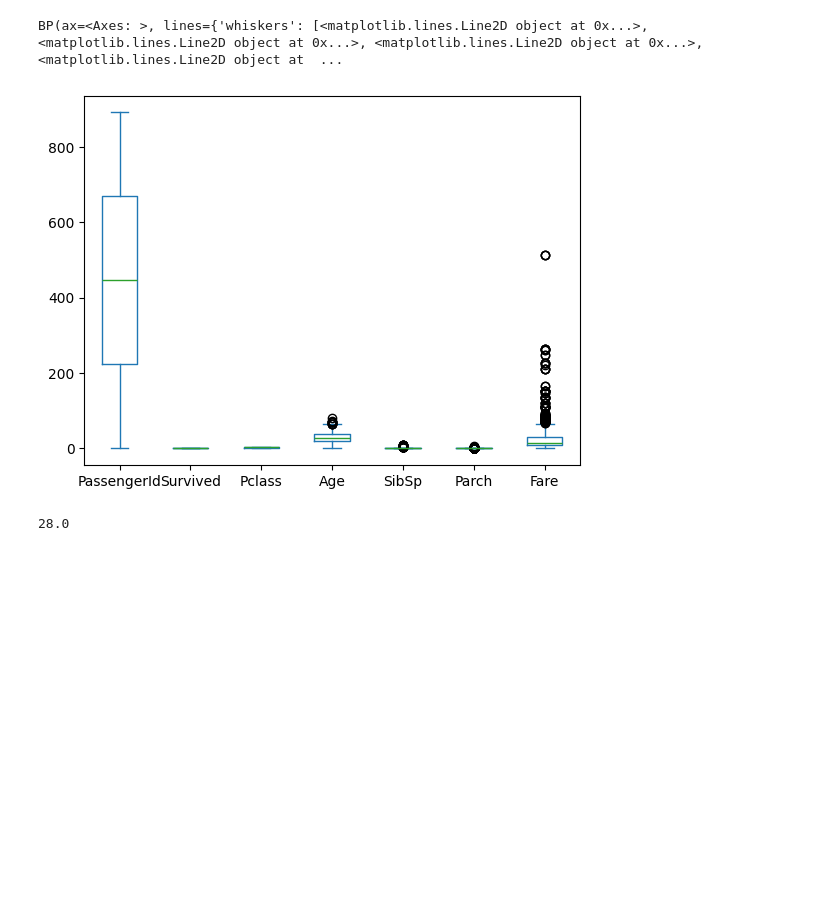
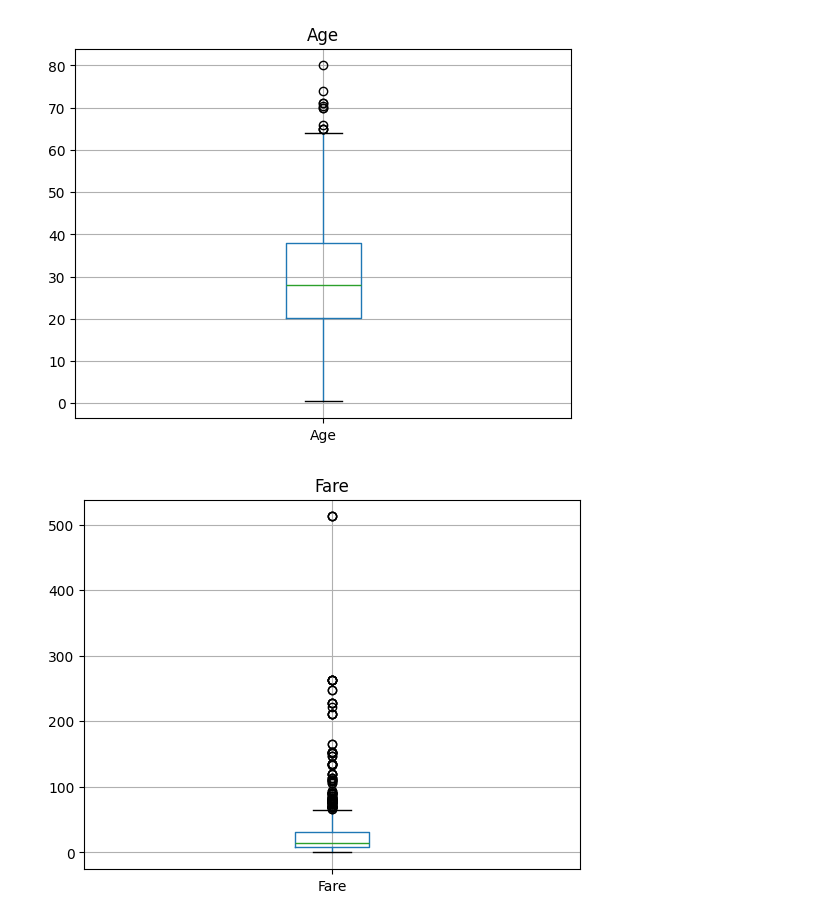
Before and after one commit to ZlataKova/DeepAutomation, a Jupyter notebook: algoritmi_mo/titanic_practic/practika11.10.23.ipynb, the cells around one changed output. Saved outputs shown, nothing was run; the diff lists cells and outputs as text; code cells hidden in the pictures; blank space fills up the shorter version.

```diff
--- a/algoritmi_mo/titanic_practic/practika11.10.23.ipynb
+++ b/algoritmi_mo/titanic_practic/practika11.10.23.ipynb
@@ -60,12 +61,14 @@ brief_df(df)
 | 2 | 3 | 1 | 3 | Heikkinen, Miss. Laina | female | 26.0 | 0 | 0 | STON/O2. 3101282 | 7.9250 | ... |
 | 3 | 4 | 1 | 1 | Futrelle, Mrs. Jacques Heath (Lil... | female | 35.0 | 1 | 0 | 113803 | 53.1000 | ... |
 | 4 | 5 | 0 | 3 | Allen, Mr. William Henry | male | 35.0 | 0 | 0 | 373450 | 8.0500 | ... |
-# %%
-df.plot.box(return_type='both')
-# %% [output]
-BP(ax=<Axes: >, lines={'whiskers': [<matplotlib.lines.Line2D object at 0x...>, <matplotlib.lines.Line2D object at 0x...>, <matplotlib.lines.Line2D object at 0x...>, <matplotlib.lines.Line2D object at  ...
-[figure, removed]
-# %%
-df["Age"].median()
-# %% [output]
-28.0
+# %%
+# Строю боксплот, на котором смотрю на выбросы
+for column in ['Age', 'Fare']:
+    plt.figure()
+    df[[column]].boxplot(showfliers=True)
+    plt.title(column)
+
+plt.show()
+# %% [output]
+[figure, added]
+[figure, added]
```
Also changed, not shown: parts of 7 cells of this notebook, 14 other files.
